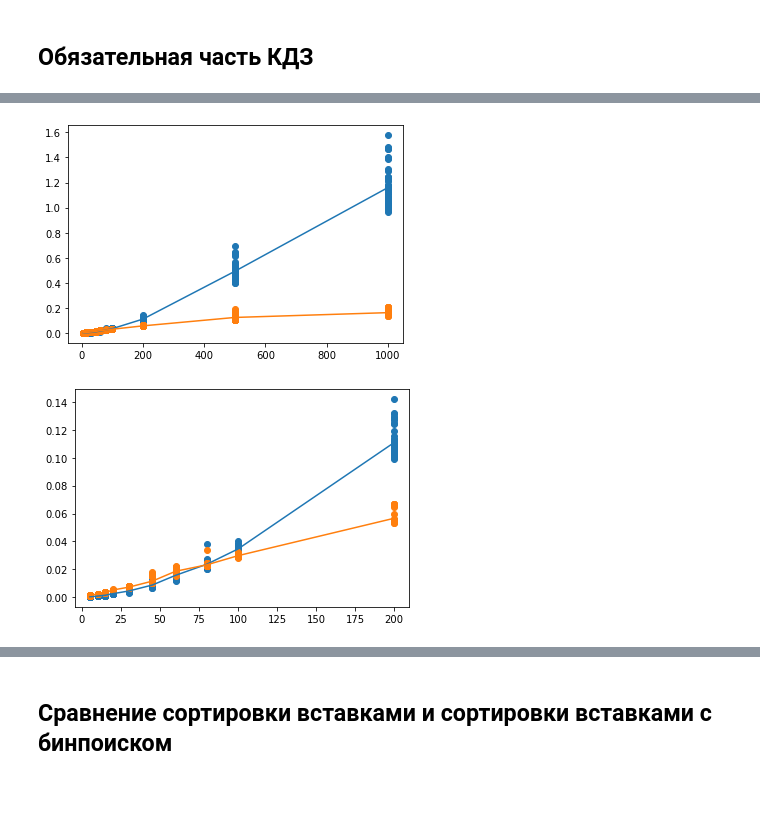
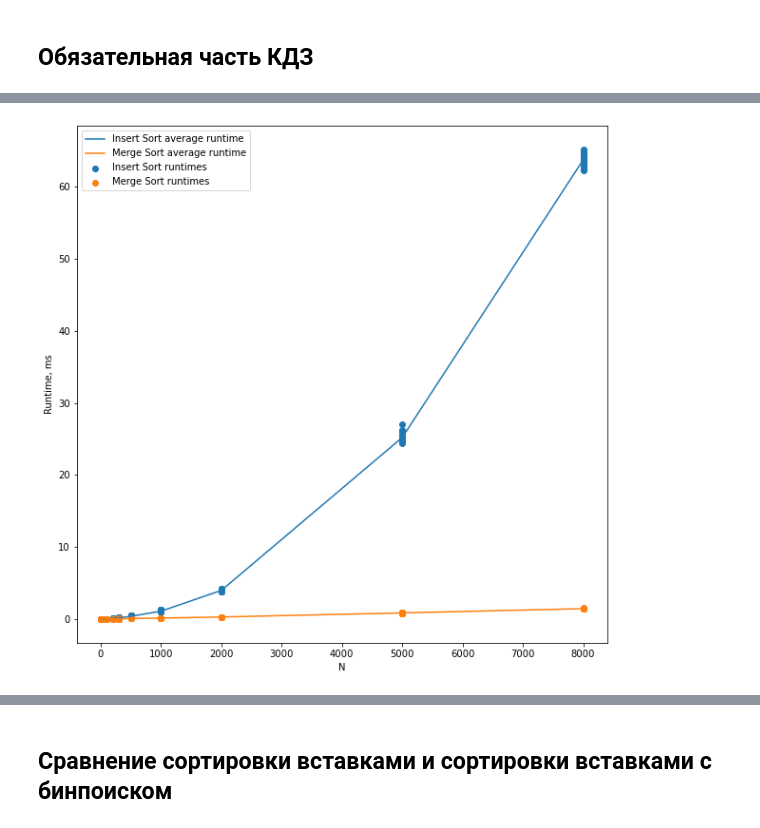
Before and after one commit to Alexxios/Sort-comparison, a Jupyter notebook: research.ipynb, the cells around one changed output, grey strips where cells are left out. Saved outputs shown, nothing was run; the diff lists cells and outputs as text; code cells hidden in the pictures; blank space fills up the shorter version.

```diff
--- a/research.ipynb
+++ b/research.ipynb
@@ -57,22 +49,18 @@ plt.show()
-# %%
-tmp = data[data['N'] <= 1000]
-tmp_mean = tmp.groupby(['N']).mean()
-
-plt.scatter(tmp['N'], tmp['insert_sort'])
-plt.plot(tmp_mean.index, tmp_mean['insert_sort'])
-plt.scatter(tmp['N'], tmp['merge_sort'])
-plt.plot(tmp_mean.index, tmp_mean['merge_sort'])
-plt.show()
-# %% [output]
-[figure, removed]
-# %%
-tmp = data[data['N'] <= 200]
-tmp_mean = tmp.groupby(['N']).mean()
-
-plt.scatter(tmp['N'], tmp['insert_sort'])
-plt.plot(tmp_mean.index, tmp_mean['insert_sort'])
-plt.scatter(tmp['N'], tmp['merge_sort'])
-plt.plot(tmp_mean.index, tmp_mean['merge_sort'])
-plt.show()
-# %% [output]
-[figure, removed]
+# %%
+def plot(df):
+    col0 = df.columns[0]
+    mean = df.groupby([col0]).mean()
+
+    plt.figure(figsize=(10,10))
+    for col in df.columns[1:]:
+        plt.scatter(df[col0], df[col], label=col + ' runtimes')
+        plt.plot(mean.index, mean[col], label=col + ' average runtime')
+
+    plt.xlabel(col0)
+    plt.ylabel('Runtime, ms')
+    plt.legend(loc='upper left')
+    plt.show()
+# %%
+plot(data)
+# %% [output]
+[figure, added]
```
Also changed, not shown: parts of 20 cells of this notebook, 8 other files.
